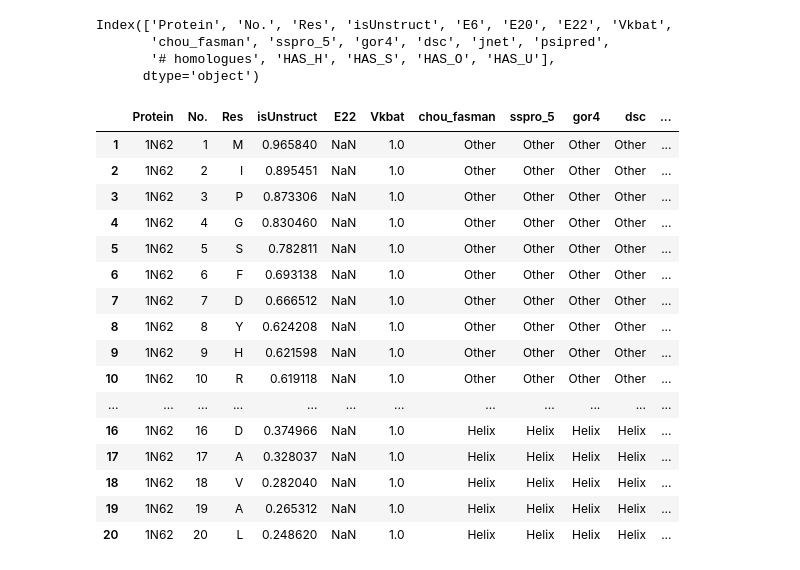
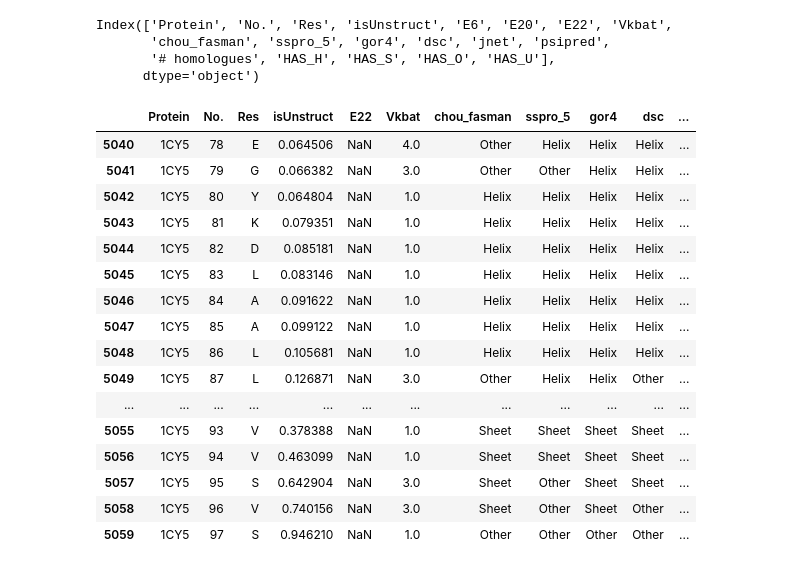
Before and after one commit to RitaliJ/research-LustigGroup-SJSU, a Jupyter notebook: PartialDatasetPractice/partial-data-practice.ipynb, the cells around one changed output. Saved outputs shown, nothing was run; the diff lists cells and outputs as text; code cells hidden in the pictures.

```diff
--- a/PartialDatasetPractice/partial-data-practice.ipynb
+++ b/PartialDatasetPractice/partial-data-practice.ipynb
@@ -16,26 +20,27 @@ Index(['Protein', 'No.', 'Res', 'isUnstruct', 'E6', 'E20', 'E22', 'Vkbat',
 # clean dataset
 data = raw_data.drop(['E6', 'E20'], axis=1)
 data = data[data['Res']!='_']
-data.head(20)
-# %% [output]
-|  | Protein | No. | Res | isUnstruct | E22 | Vkbat | chou_fasman | sspro_5 | gor4 | dsc | ... |
-| 1 | 1N62 | 1 | M | 0.965840 | NaN | 1.0 | Other | Other | Other | Other | ... |
-| 2 | 1N62 | 2 | I | 0.895451 | NaN | 1.0 | Other | Other | Other | Other | ... |
-| 3 | 1N62 | 3 | P | 0.873306 | NaN | 1.0 | Other | Other | Other | Other | ... |
-| 4 | 1N62 | 4 | G | 0.830460 | NaN | 1.0 | Other | Other | Other | Other | ... |
-| 5 | 1N62 | 5 | S | 0.782811 | NaN | 1.0 | Other | Other | Other | Other | ... |
-| 6 | 1N62 | 6 | F | 0.693138 | NaN | 1.0 | Other | Other | Other | Other | ... |
-| 7 | 1N62 | 7 | D | 0.666512 | NaN | 1.0 | Other | Other | Other | Other | ... |
-| 8 | 1N62 | 8 | Y | 0.624208 | NaN | 1.0 | Other | Other | Other | Other | ... |
-| 9 | 1N62 | 9 | H | 0.621598 | NaN | 1.0 | Other | Other | Other | Other | ... |
-| 10 | 1N62 | 10 | R | 0.619118 | NaN | 1.0 | Other | Other | Other | Other | ... |
-| ... | ... | ... | ... | ... | ... | ... | ... | ... | ... | ... | ... |
-| 16 | 1N62 | 16 | D | 0.374966 | NaN | 1.0 | Helix | Helix | Helix | Helix | ... |
-| 17 | 1N62 | 17 | A | 0.328037 | NaN | 1.0 | Helix | Helix | Helix | Helix | ... |
-| 18 | 1N62 | 18 | V | 0.282040 | NaN | 1.0 | Helix | Helix | Helix | Helix | ... |
-| 19 | 1N62 | 19 | A | 0.265312 | NaN | 1.0 | Helix | Helix | Helix | Helix | ... |
-| 20 | 1N62 | 20 | L | 0.248620 | NaN | 1.0 | Helix | Helix | Helix | Helix | ... |
 # %%
 
 data['num_X'] = data['HAS_H'] + data['HAS_S'] + data['HAS_O'] + data['HAS_U'] # column with num
 data['is_switch'] = np.where(data['num_X'] > 1, 1, 0) # create switch where contains multiple X
+# %%
+data.tail(20)
+# %% [output]
+|  | Protein | No. | Res | isUnstruct | E22 | Vkbat | chou_fasman | sspro_5 | gor4 | dsc | ... |
+| 5040 | 1CY5 | 78 | E | 0.064506 | NaN | 4.0 | Other | Helix | Helix | Helix | ... |
+| 5041 | 1CY5 | 79 | G | 0.066382 | NaN | 3.0 | Other | Other | Helix | Helix | ... |
+| 5042 | 1CY5 | 80 | Y | 0.064804 | NaN | 1.0 | Helix | Helix | Helix | Helix | ... |
+| 5043 | 1CY5 | 81 | K | 0.079351 | NaN | 1.0 | Helix | Helix | Helix | Helix | ... |
+| 5044 | 1CY5 | 82 | D | 0.085181 | NaN | 1.0 | Helix | Helix | Helix | Helix | ... |
+| 5045 | 1CY5 | 83 | L | 0.083146 | NaN | 1.0 | Helix | Helix | Helix | Helix | ... |
+| 5046 | 1CY5 | 84 | A | 0.091622 | NaN | 1.0 | Helix | Helix | Helix | Helix | ... |
+| 5047 | 1CY5 | 85 | A | 0.099122 | NaN | 1.0 | Helix | Helix | Helix | Helix | ... |
+| 5048 | 1CY5 | 86 | L | 0.105681 | NaN | 1.0 | Helix | Helix | Helix | Helix | ... |
+| 5049 | 1CY5 | 87 | L | 0.126871 | NaN | 3.0 | Other | Helix | Helix | Other | ... |
+| ... | ... | ... | ... | ... | ... | ... | ... | ... | ... | ... | ... |
+| 5055 | 1CY5 | 93 | V | 0.378388 | NaN | 1.0 | Sheet | Sheet | Sheet | Sheet | ... |
+| 5056 | 1CY5 | 94 | V | 0.463099 | NaN | 1.0 | Sheet | Sheet | Sheet | Sheet | ... |
+| 5057 | 1CY5 | 95 | S | 0.642904 | NaN | 3.0 | Sheet | Other | Sheet | Sheet | ... |
+| 5058 | 1CY5 | 96 | V | 0.740156 | NaN | 3.0 | Sheet | Other | Sheet | Other | ... |
+| 5059 | 1CY5 | 97 | S | 0.946210 | NaN | 1.0 | Other | Other | Other | Other | ... |
```
Also changed, not shown: parts of 16 cells of this notebook.
